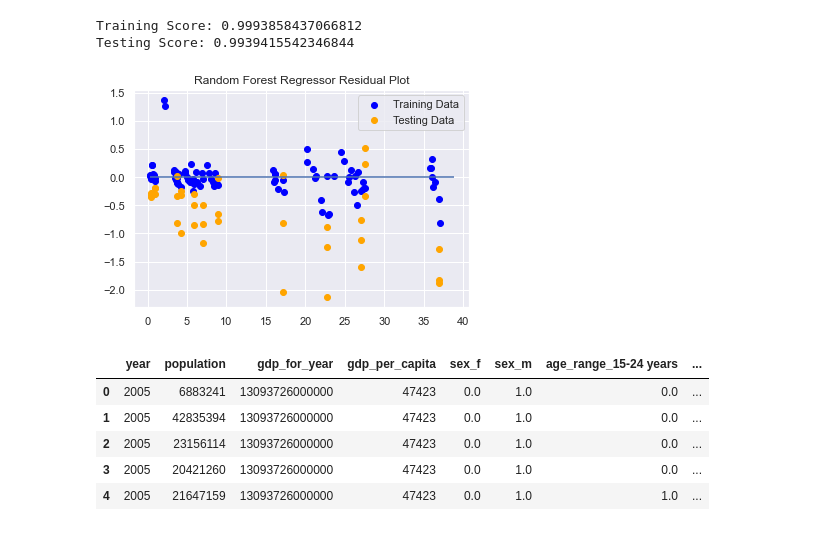
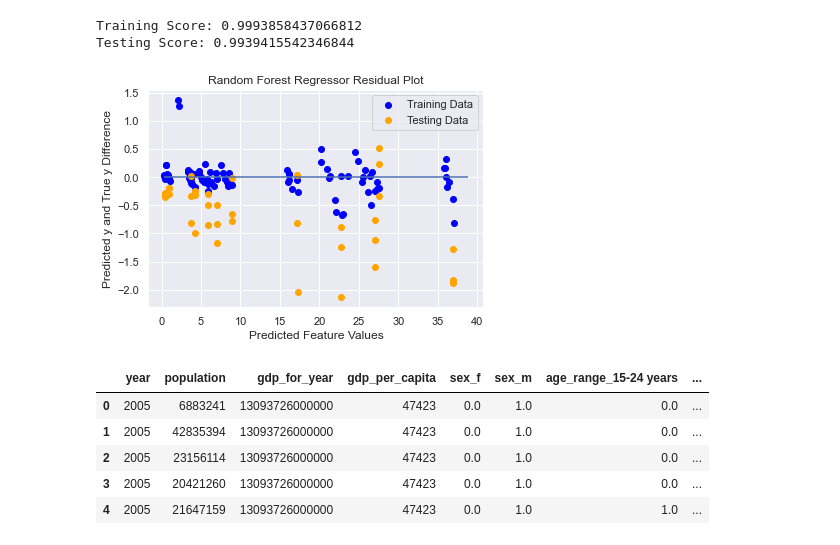
Before and after one commit to NensiH/Social_media_impact, a Jupyter notebook: Jupyter_Notebook/ML_Regression_Final.ipynb, the cells around one changed output. Cells and saved outputs as stored; diff of their text form; code cells hidden in the pictures.

```diff
--- a/Jupyter_Notebook/ML_Regression_Final.ipynb
+++ b/Jupyter_Notebook/ML_Regression_Final.ipynb
@@ -417,15 +419,17 @@ Testing Score: 0.9939415542346844
 # %%
 # Plot the residuals for the training and testing data.
 plt.scatter(rf.predict(X_train), rf.predict(X_train) - y_train, c="blue", label="Training Data")
 plt.scatter(rf.predict(X_test), rf.predict(X_test) - y_test, c="orange", label="Testing Data")
 plt.legend()
 plt.hlines(y=0, xmin=y.min(), xmax=y.max())
 plt.title("Random Forest Regressor Residual Plot")
+plt.xlabel('Predicted Feature Values')
+plt.ylabel('Predicted y and True y Difference')
 # Save the figure.
 plt.savefig("analysis/Fig3.png")
 plt.show()
 # %% [output]
-[figure, old version]
+[figure, new version]
 # %%
 X = data_train.drop("suicides_100k_pop", axis=1)
 X.head()
```
Also changed, not shown: parts of 3 cells of this notebook, 4 other files.
